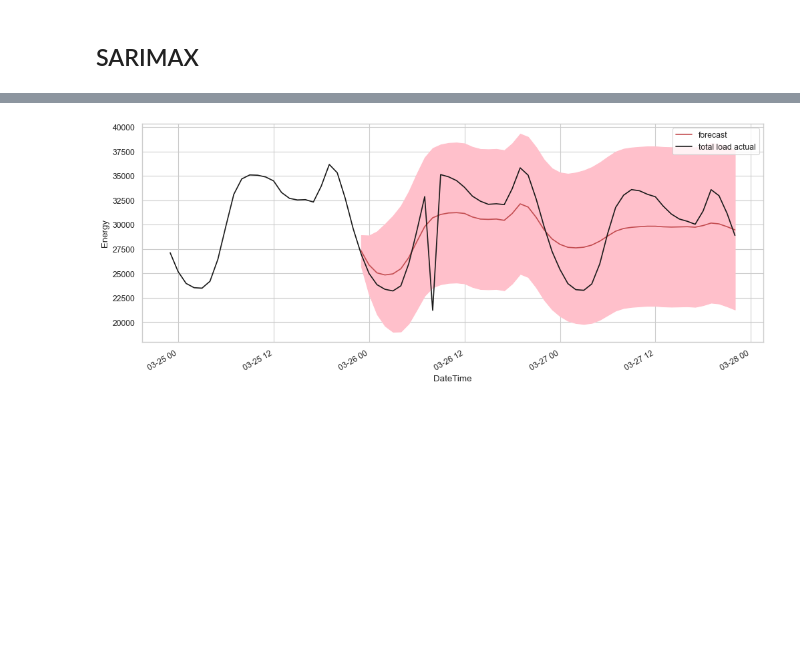
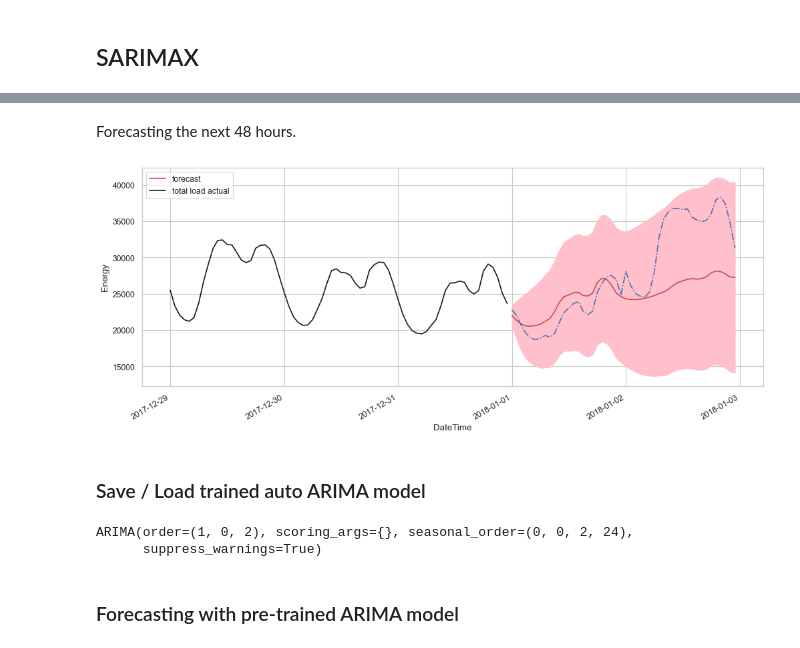
Before and after one commit to mendyhsu/Capstone, a Jupyter notebook: Modeling.ipynb, the cells around one changed output, grey strips where cells are left out. Saved outputs shown, nothing was run; the diff lists cells and outputs as text; code cells hidden in the pictures; blank space fills up the shorter version.

```diff
--- a/Modeling.ipynb
+++ b/Modeling.ipynb
@@ -258,29 +354,36 @@ Warnings:
 # %%
 # Declare a variable called forecast_period with the amount of months to forecast, and
 # create a range of future dates that is the length of the periods you've chosen to forecast
-forecast_period = len(exogs.iloc[-48:])
+exog_test = df_test['trend'].iloc[:24]
 
-forecast = results.forecast(forecast_period, exog=exogs.iloc[-48:])
+forecast_period = len(exog_test)
+
+forecast = results.forecast(forecast_period, exog=exog_test)
 
 # date_range = pd.date_range(temp.index[-1], periods = forecast_period,
 #               freq='H').strftime("%Y-%m-%d-%H-%M-%S").tolist()
 
-date_range = exogs.iloc[-48:].index
+date_range = exog_test.index
 
 # Convert that range into a dataframe that includes your predictions
 future_months = pd.DataFrame(date_range, columns = ['time'])
-
+future_months
 
 # Let's now convert the 'Month' column to a datetime object with to_datetime
-future_months['time'] = pd.to_datetime(future_months['time'])
+# future_months['time'] = pd.to_datetime(future_months['time'])
+future_months['Prediction'] = forecast.values
 future_months.set_index('time', inplace = True)
-future_months['Prediction'] = forecast
 
 
 # Plot your future predictions
 # Call figure() on plt
 plt.figure(figsize=(15,5))
 plt.plot(temp_full.iloc[-72:])
-plt.plot(temp['total load actual'].iloc[-1:].append(future_months['Prediction']),'--')
+#plt.plot(df_test['total load actual'].loc[future_months.index],'-.')
+plt.plot(temp.iloc[-1:].append(future_months['Prediction']),'r-')
+plt.plot(df_test['total load actual'].loc[future_months.index],'b-.')
+
 plt.show()
+
+future_months
 # %% [output]
@@ -322,14 +445,12 @@ plt.show()
 import pmdarima.arima as pm
 # %%
 model1 = pm.auto_arima(temp,
-                       exog=exogs.iloc[:-48],
+                       exogenous=exogs,
                        seasonal=True,
                        m=24,
-                       max_d=4,
-                       max_p=4,
-                       max_q=4,
+                       max_d=2,
+                       max_P=2,
                        max_D=2,
-                       max_P=4,
                        trace=True,
                        error_action='ignore',
                        suppress_warnings=True,
@@ -364,16 +485,21 @@ plt.show()
+# %% [markdown]
+Forecasting the next 48 hours.
 # %%
 from datetime import timedelta
 from dateutil.relativedelta import relativedelta
 
 # Declare a variable called forecast_period with the amount of months to forecast, and
 # create a range of future dates that is the length of the periods you've chosen to forecast
-date_range = exogs.iloc[-48:].index
 
-forecast_period = len(exogs.iloc[-48:])
+exog_test = df_test[['trend']].iloc[:48]
 
-date_range = pd.date_range(temp.index[-1], periods = forecast_period,
-              freq='H').strftime("%Y-%m-%d-%H-%M-%S").tolist()
-date_range = pd.to_datetime(date_range)
+date_range = exog_test.index
+
+forecast_period = len(exog_test)
+
+# date_range = pd.date_range(temp.index[-1], periods = forecast_period,
+#               freq='H').strftime("%Y-%m-%d-%H-%M-%S").tolist()
+# date_range = pd.to_datetime(date_range)
 
 # Convert that range into a dataframe that includes your predictions
 future_months = pd.DataFrame(date_range, columns = ['time'])
@@ -385,7 +511,7 @@ future_months.set_index('time', inplace = True)
 # Generate predictions
 results = model1
 dynamic_forecast, confidence_intervals = results.predict(
-    n_periods=forecast_period, dynamic=True, return_conf_int=True, exog=exogs.iloc[-48:])
+    n_periods=forecast_period, dynamic=True, return_conf_int=True, exogenous=exog_test)
 
 # Extract prediction mean
 mean_forecast = dynamic_forecast#.predicted_mean
@@ -400,17 +526,35 @@ upper_limits = confidence_intervals[:, 1]
 # %%
 fig, ax = plt.subplots(1, 1, figsize=(15, 6), dpi=80)
 
 # plot your mean forecast
 ax.plot(date_range, mean_forecast, color='r', label='forecast')
 
 # shade the area between your confidence limits
 ax.fill_between(date_range, lower_limits, upper_limits, color='pink')
 temp_full.iloc[-72:].plot(style='k',ax=ax)
+plt.plot(df_test['total load actual'].loc[future_months.index],'-.')
 
 # set labels, legends and show plot
 plt.xlabel('DateTime')
 plt.ylabel('Energy')
 plt.legend()
 plt.show()
 # %% [output]
-[figure, old version]
+[figure, new version]
+# %% [markdown]
+### Save / Load trained auto ARIMA model
+# %%
+import joblib
+# Set model name
+filename = "enegy_model.pkl"
+
+# Pickle it
+#joblib.dump(model1, filename)
+
+# Load trained model
+# model_load = joblib.load(filename)
+# %% [output]
+ARIMA(order=(1, 0, 2), scoring_args={}, seasonal_order=(0, 0, 2, 24),
+      suppress_warnings=True)
+# %% [markdown]
+### Forecasting with pre-trained ARIMA model
```
Also changed, not shown: parts of 32 cells of this notebook.
